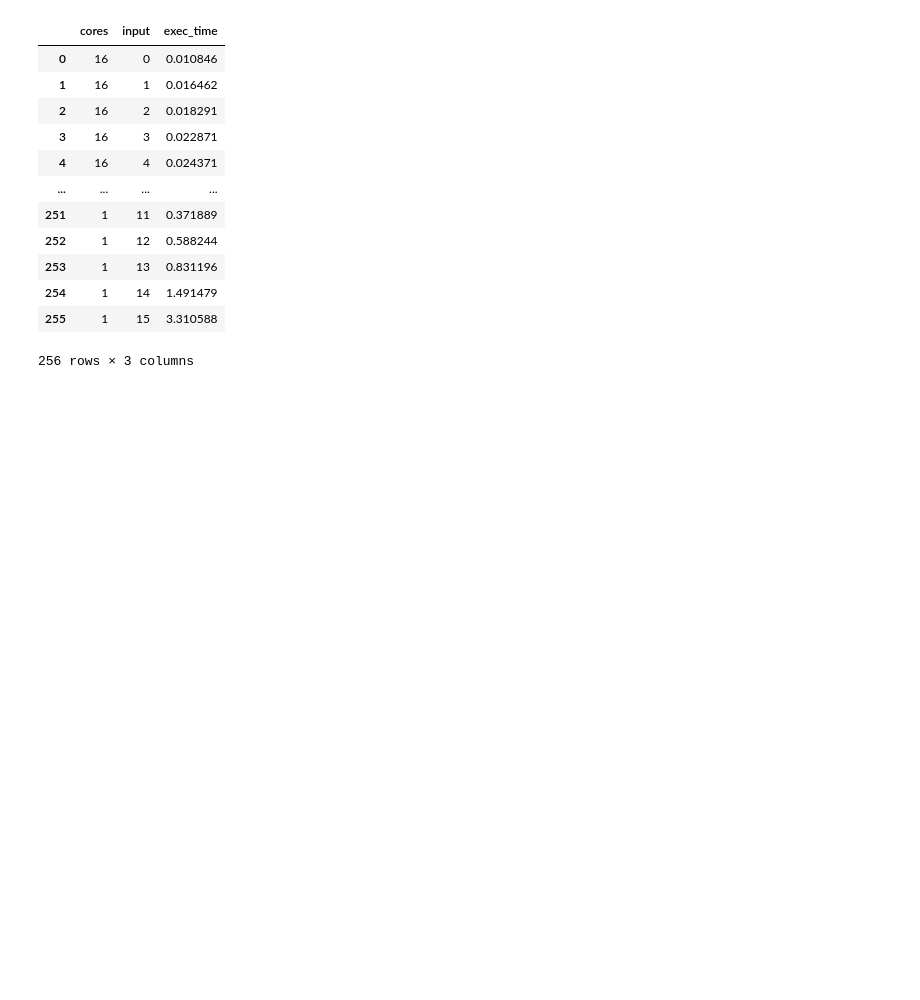
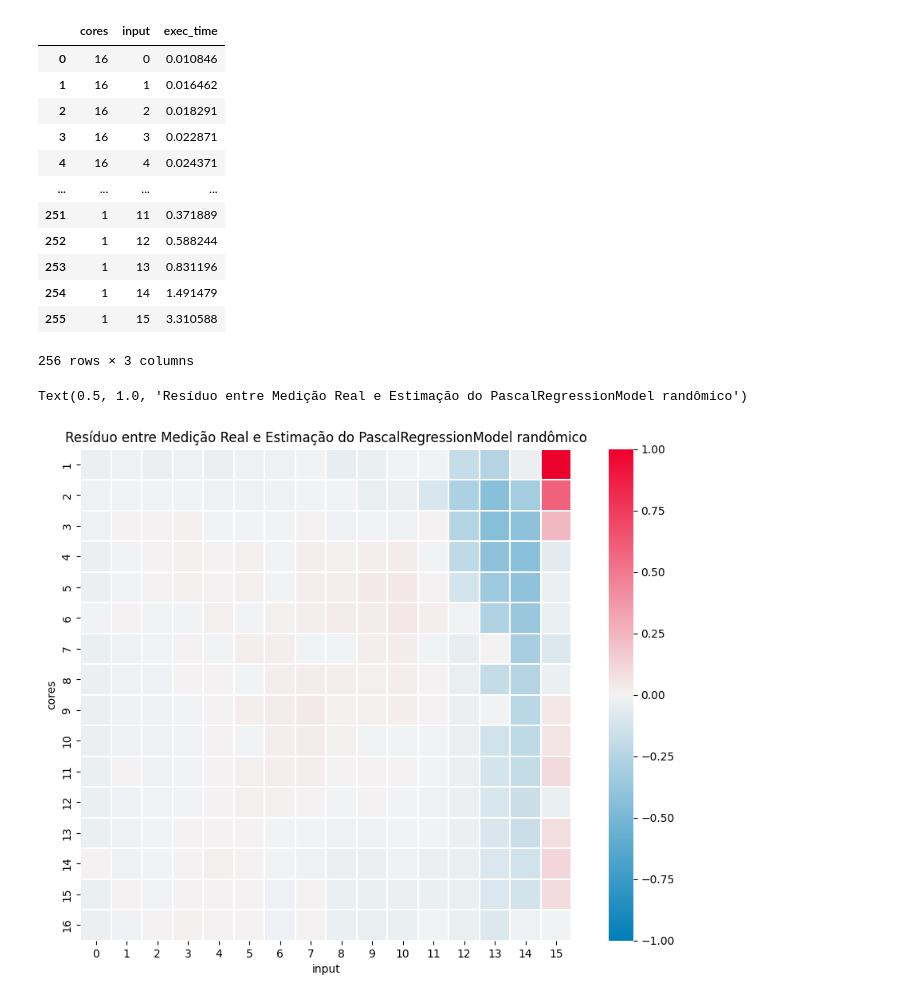
Before and after one commit to matheusslr/pascal-model-tcc, a Jupyter notebook: results_visualization.ipynb, the cells around one changed output. Saved outputs shown, nothing was run; the diff lists cells and outputs as text; code cells hidden in the pictures; blank space fills up the shorter version.

```diff
--- a/results_visualization.ipynb
+++ b/results_visualization.ipynb
@@ -27,6 +27,10 @@ def extract_data(df):
     extracted_patterns = df.index.str.extract(r'(\d+);(\d+);(\d+)', expand=True)
     extracted_patterns.columns = ['cores', 'input', 'repetition']
     df[extracted_patterns.columns] = extracted_patterns[extracted_patterns.columns].values
+
+    df['cores'] = df['cores'].astype(int)
+    df['input'] = df['input'].astype(int)
+
     return df
 # %%
 dirs = os.listdir('./runs/')
@@ -73,5 +77,8 @@ df_model_random['exec_time'] = df_model_random['data'].apply(lambda x: x['stop_t
 # %%
-a = extract_data(df_model_random)
-a = df_model_random.groupby(['cores', 'input', 'algorithm'])['exec_time'].mean().reset_index()
-a[a['algorithm'] == 'raytrace']['cores'].unique()
+random = extract_data(df_model_random)
+random = random.groupby(['cores', 'input', 'algorithm'])['exec_time'].mean().reset_index()
+random = random[random['algorithm'] == 'raytrace']
+random = random.sort_values(by=['cores', 'input'], ascending=[False, True])
+
+random
 # %% [output]
@@ -80,6 +98,10 @@ array(['1', '10', '11', '12', '13', '14', '15', '16', '17', '18', '19',
 # %%
 df_real_raytrace = df_real[df_real['algorithm'] == 'raytrace']
 df_real_raytrace = extract_avg_runtime(df_real_raytrace)
+
+df_real_raytrace['cores'] = df_real_raytrace['cores'].astype(int)
+df_real_raytrace['input'] = df_real_raytrace['input'].astype(int)
+
 df_real_raytrace
 # %% [output]
 |  | cores | input | exec_time |
@@ -95,6 +117,40 @@ df_real_raytrace
 | 254 | 1 | 14 | 1.491479 |
 | 255 | 1 | 15 | 3.310588 |
 256 rows × 3 columns
+# %%
+merged_df = pd.merge(df_real_raytrace, random, on=['cores', 'input'], suffixes=('_real', '_random'))
+merged_df['exec_time_diff'] = merged_df['exec_time_real'] - merged_df['exec_time_random']
+# %%
+pivot_table = merged_df.pivot(index='cores', columns='input', values='exec_time_diff')
+
+cmap = sns.diverging_palette(
+    h_neg=240,
+    h_pos=10,
+    s=100,
+    as_cmap=True,
+)
+
+plt.figure(figsize=(12, 8))
+
+sns.heatmap(
+    pivot_table,
+    cmap=cmap,
+    center=0,
+    vmin=-1,
+    vmax=1,
+    square=True,
+    linewidths=0.01,
+    # annot=True,
+    fmt='.3f',
+    annot_kws={"size": 8},
+    xticklabels=True,
+    yticklabels=True,
+)
+
+plt.title('Resíduo entre Medição Real e Estimação do PascalRegressionModel randômico', fontsize=12)
+# %% [output]
+Text(0.5, 1.0, 'Resíduo entre Medição Real e Estimação do PascalRegressionModel randômico')
+[figure, added]
 # %%
 df_model['data'] = df_model['data'].apply(lambda x: x if x['start_time'] != 0 else None)
 df_model = df_model.dropna()
```
Also changed, not shown: parts of 5 cells of this notebook.
